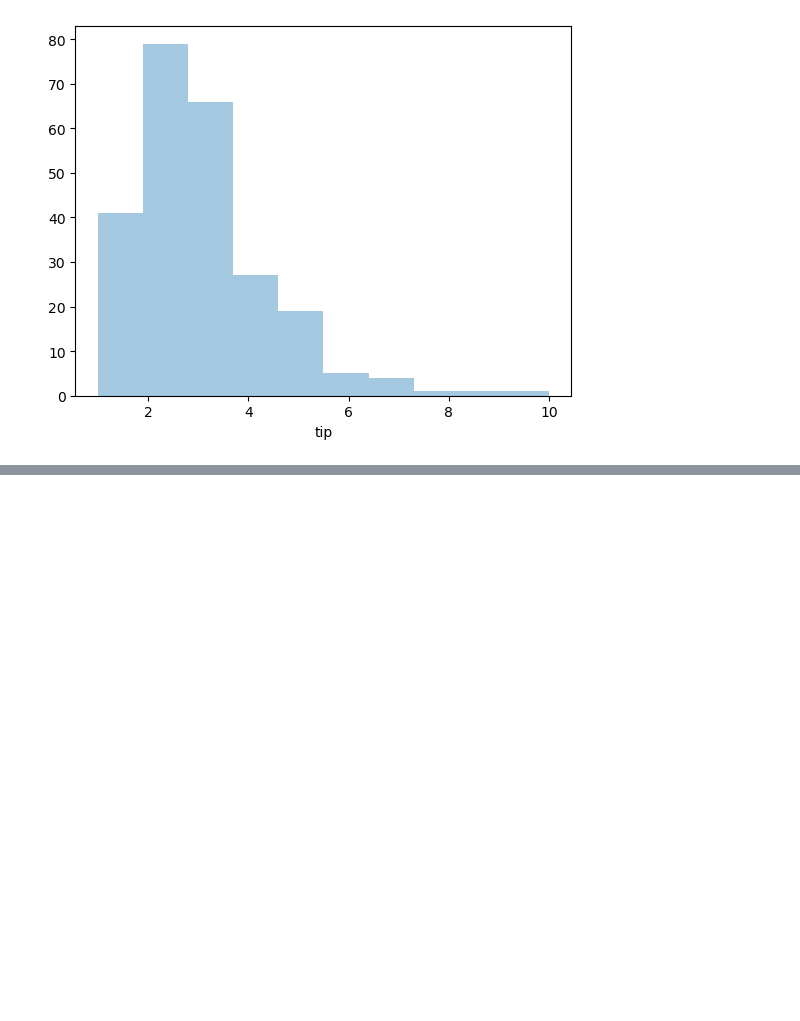
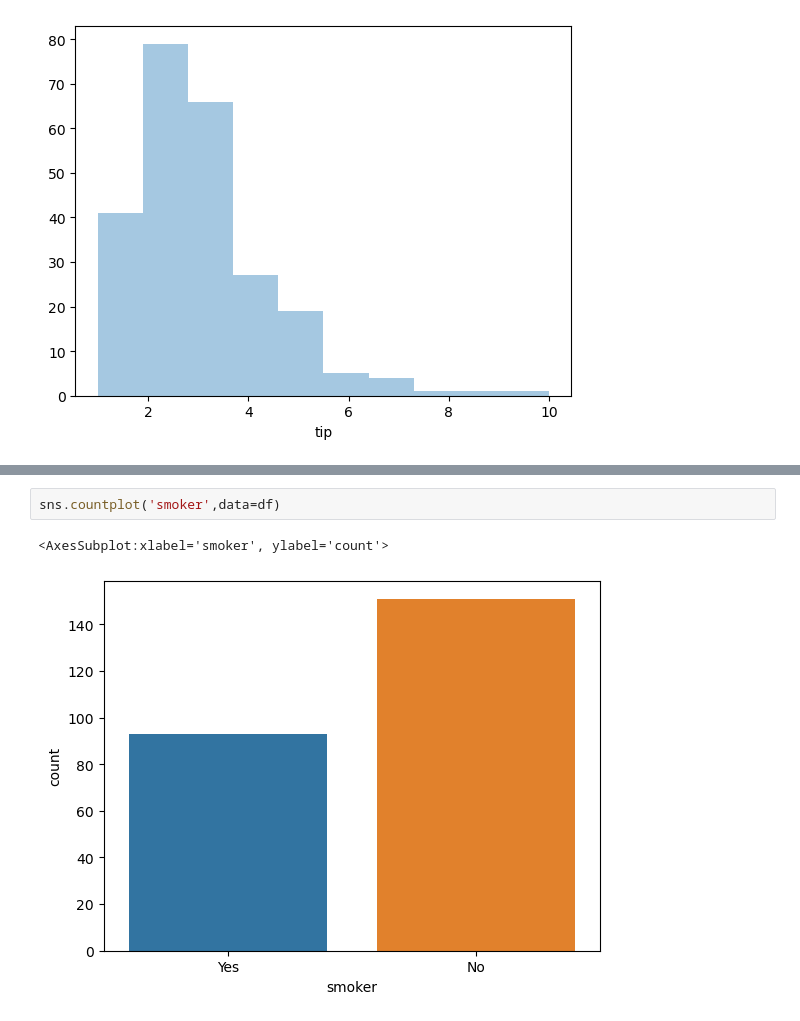
Before and after one commit to bishu5c6/Plots-in-ML, a Jupyter notebook: seaborn.ipynb, the cells around one changed output, grey strips where cells are left out. Saved outputs shown, nothing was run; the diff lists cells and outputs as text; blank space fills up the shorter version.

```diff
--- a/seaborn.ipynb
+++ b/seaborn.ipynb
@@ -103,0 +107,5 @@ sns.countplot(df,hue=)
+# %%
+sns.countplot('smoker',data=df)
+# %% [output]
+<AxesSubplot:xlabel='smoker', ylabel='count'>
+[figure, added]
```
Also changed, not shown: parts of 15 cells of this notebook.
